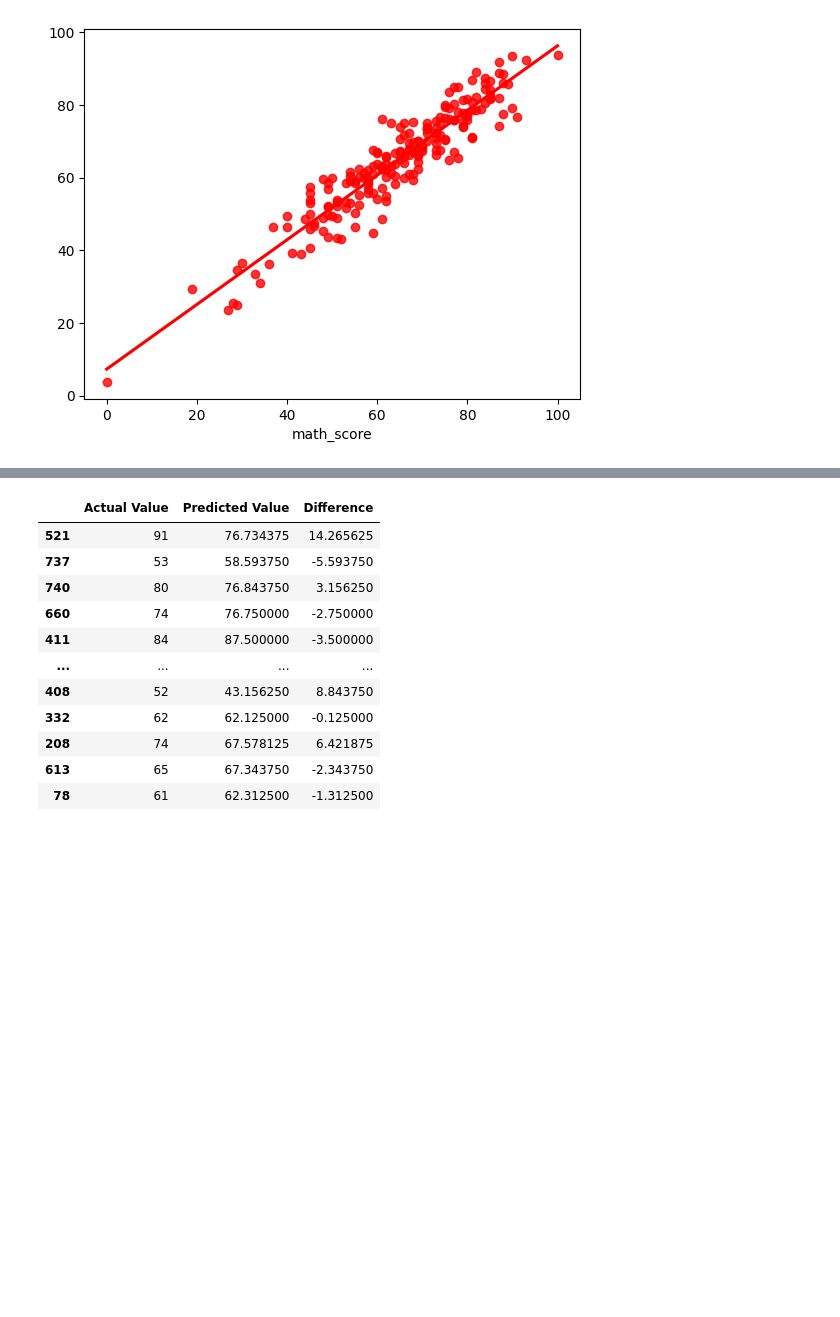
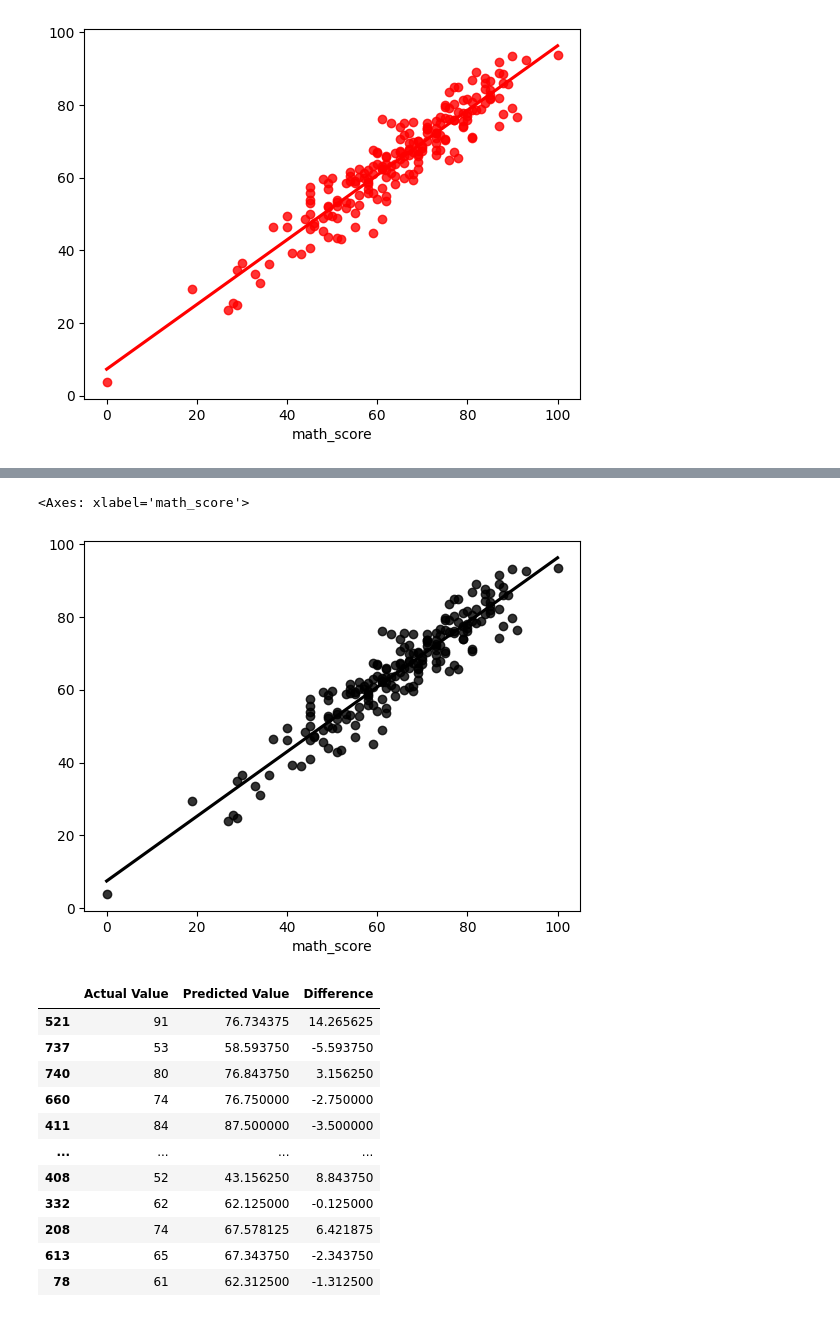
Before and after one commit to PrachiVedant/ML_Project, a Jupyter notebook: notebook/MODEL TRAINING.ipynb, the cells around one changed output, grey strips where cells are left out. Cells and saved outputs as stored; diff of their text form; code cells hidden in the pictures; blank space fills up the shorter version.

```diff
--- a/notebook/MODEL TRAINING.ipynb
+++ b/notebook/MODEL TRAINING.ipynb
@@ -163,3 +176,8 @@ sns.regplot(x=ytest,y=y_pred,ci=None,color ='red')
+# %%
+sns.regplot(x=ytest,y=y_pred,ci=None,color='Black')
+# %% [output]
+<Axes: xlabel='math_score'>
+[figure, added]
 # %%
 pred_df=pd.DataFrame({'Actual Value' : ytest ,'Predicted Value': y_pred ,'Difference': ytest-y_pred})
 pred_df
```
Also changed, not shown: parts of 2 cells of this notebook.
